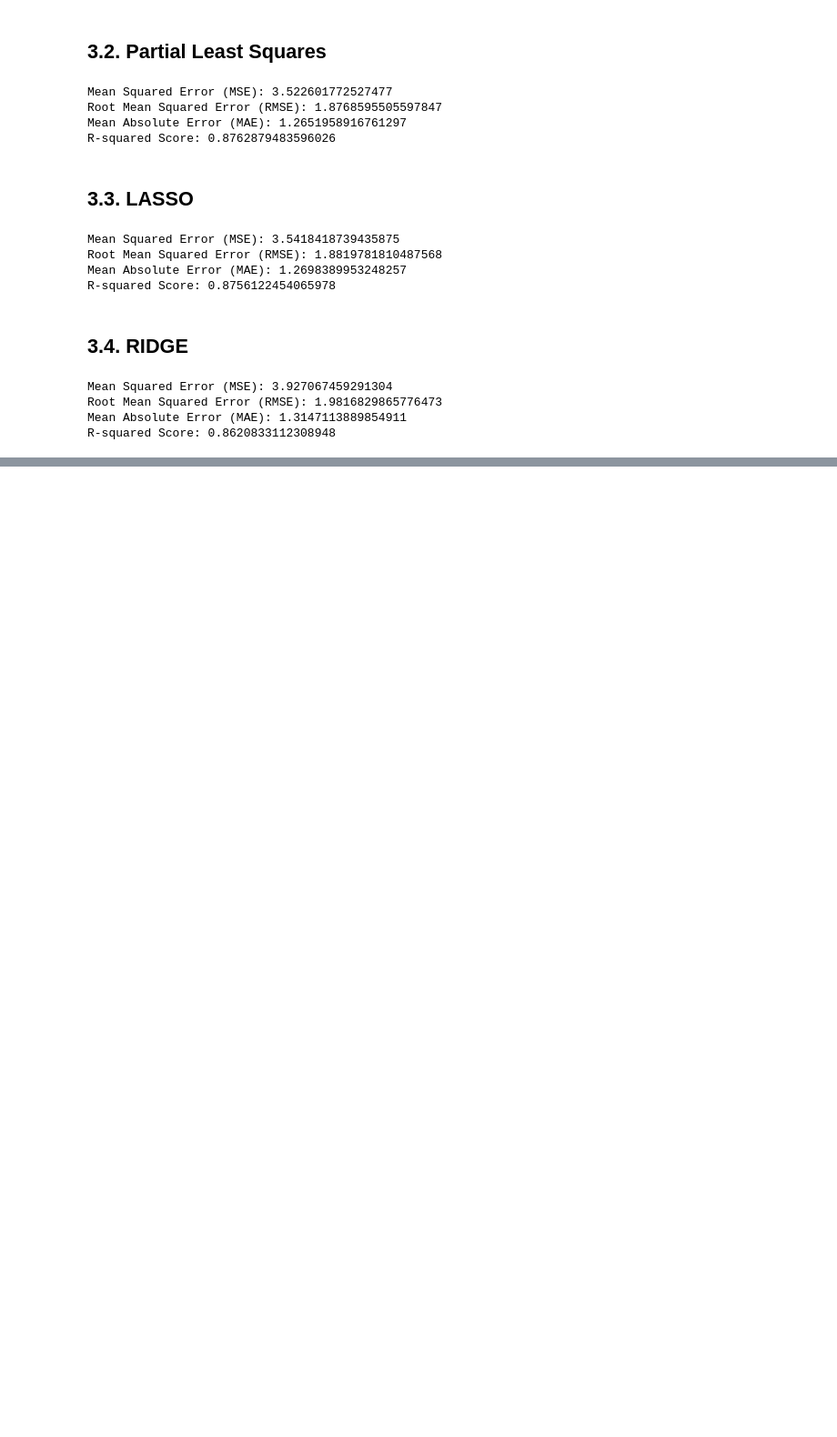
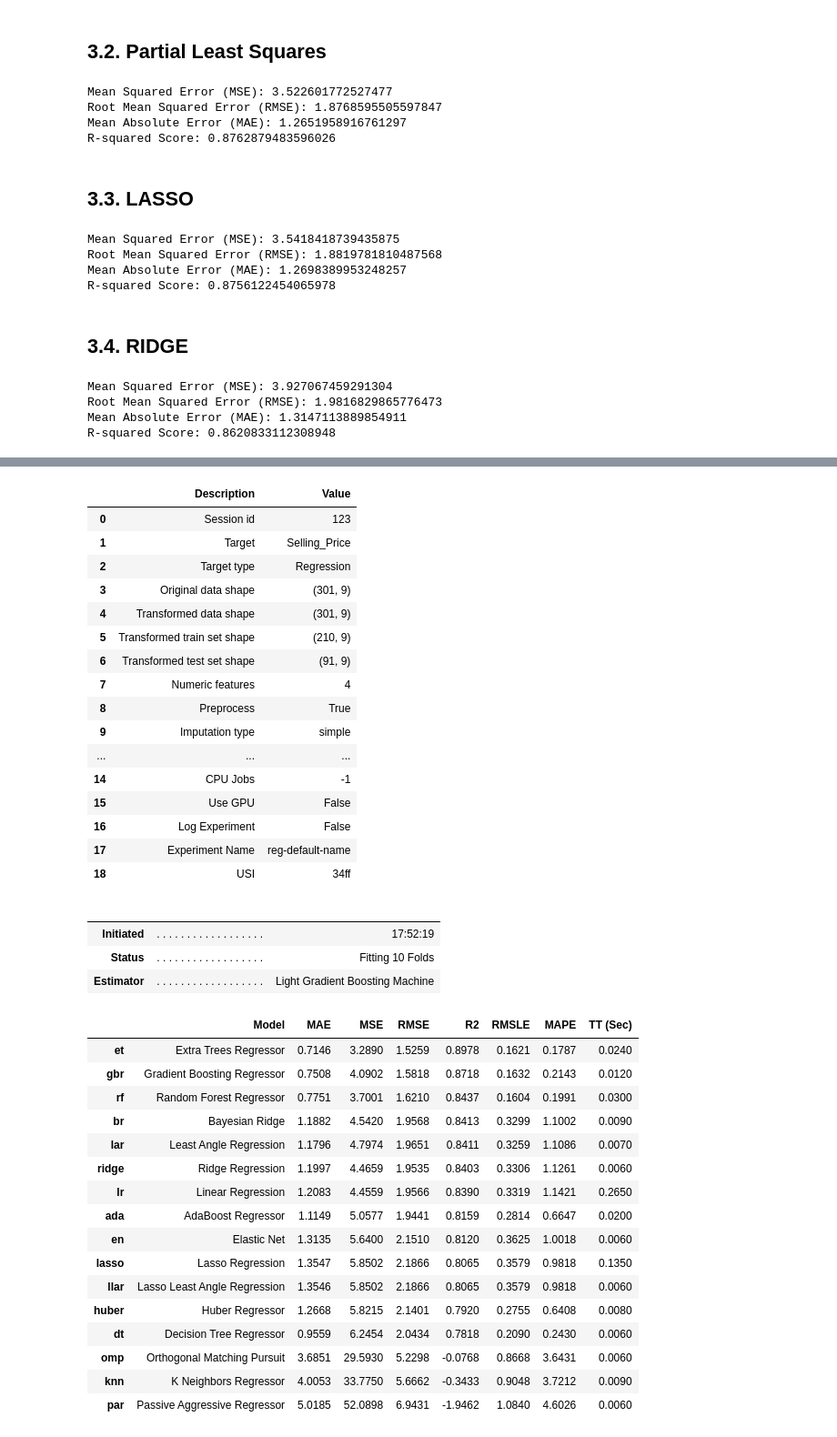
Before and after one commit to youzaina001/ML_supervised, a Jupyter notebook: Simple_Linear_Regression_sklearn.ipynb, the cells around one changed output, grey strips where cells are left out. Shown: that part at 91% size. Cells and saved outputs as stored; diff of their text form; code cells hidden in the pictures; blank space fills up the shorter version.

Commit message:
Compared regression models using PyCaret and added a dockerfile

```diff
--- a/Simple_Linear_Regression_sklearn.ipynb
+++ b/Simple_Linear_Regression_sklearn.ipynb
@@ -449,0 +474,45 @@ R-squared Score: 0.8620833112308948
+# %%
+from pycaret.regression import *
+s = setup(data = db_encoded, target = 'Selling_Price', session_id = 123)
+best = compare_models()
+evaluate_model(best)
+# %% [output]
+|  | Description | Value |
+| 0 | Session id | 123 |
+| 1 | Target | Selling_Price |
+| 2 | Target type | Regression |
+| 3 | Original data shape | (301, 9) |
+| 4 | Transformed data shape | (301, 9) |
+| 5 | Transformed train set shape | (210, 9) |
+| 6 | Transformed test set shape | (91, 9) |
+| 7 | Numeric features | 4 |
+| 8 | Preprocess | True |
+| 9 | Imputation type | simple |
+| ... | ... | ... |
+| 14 | CPU Jobs | -1 |
+| 15 | Use GPU | False |
+| 16 | Log Experiment | False |
+| 17 | Experiment Name | reg-default-name |
+| 18 | USI | 34ff |
+|  |  |  |
+|  |  |  |
+| Initiated | . . . . . . . . . . . . . . . . . . | 17:52:19 |
+| Status | . . . . . . . . . . . . . . . . . . | Fitting 10 Folds |
+| Estimator | . . . . . . . . . . . . . . . . . . | Light Gradient Boosting Machine |
+|  | Model | MAE | MSE | RMSE | R2 | RMSLE | MAPE | TT (Sec) |
+| et | Extra Trees Regressor | 0.7146 | 3.2890 | 1.5259 | 0.8978 | 0.1621 | 0.1787 | 0.0240 |
+| gbr | Gradient Boosting Regressor | 0.7508 | 4.0902 | 1.5818 | 0.8718 | 0.1632 | 0.2143 | 0.0120 |
+| rf | Random Forest Regressor | 0.7751 | 3.7001 | 1.6210 | 0.8437 | 0.1604 | 0.1991 | 0.0300 |
+| br | Bayesian Ridge | 1.1882 | 4.5420 | 1.9568 | 0.8413 | 0.3299 | 1.1002 | 0.0090 |
+| lar | Least Angle Regression | 1.1796 | 4.7974 | 1.9651 | 0.8411 | 0.3259 | 1.1086 | 0.0070 |
+| ridge | Ridge Regression | 1.1997 | 4.4659 | 1.9535 | 0.8403 | 0.3306 | 1.1261 | 0.0060 |
+| lr | Linear Regression | 1.2083 | 4.4559 | 1.9566 | 0.8390 | 0.3319 | 1.1421 | 0.2650 |
+| ada | AdaBoost Regressor | 1.1149 | 5.0577 | 1.9441 | 0.8159 | 0.2814 | 0.6647 | 0.0200 |
+| en | Elastic Net | 1.3135 | 5.6400 | 2.1510 | 0.8120 | 0.3625 | 1.0018 | 0.0060 |
+| lasso | Lasso Regression | 1.3547 | 5.8502 | 2.1866 | 0.8065 | 0.3579 | 0.9818 | 0.1350 |
+| llar | Lasso Least Angle Regression | 1.3546 | 5.8502 | 2.1866 | 0.8065 | 0.3579 | 0.9818 | 0.0060 |
+| huber | Huber Regressor | 1.2668 | 5.8215 | 2.1401 | 0.7920 | 0.2755 | 0.6408 | 0.0080 |
+| dt | Decision Tree Regressor | 0.9559 | 6.2454 | 2.0434 | 0.7818 | 0.2090 | 0.2430 | 0.0060 |
+| omp | Orthogonal Matching Pursuit | 3.6851 | 29.5930 | 5.2298 | -0.0768 | 0.8668 | 3.6431 | 0.0060 |
+| knn | K Neighbors Regressor | 4.0053 | 33.7750 | 5.6662 | -0.3433 | 0.9048 | 3.7212 | 0.0090 |
+| par | Passive Aggressive Regressor | 5.0185 | 52.0898 | 6.9431 | -1.9462 | 1.0840 | 4.6026 | 0.0060 |
```
Also changed, not shown: parts of 7 cells of this notebook, 3 other files.
